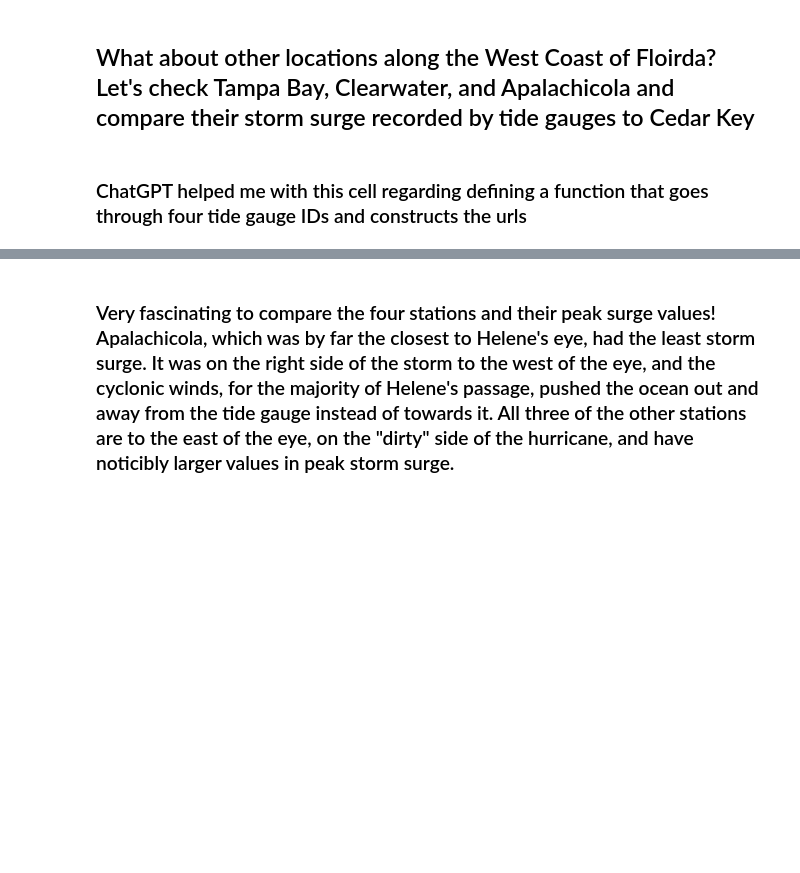
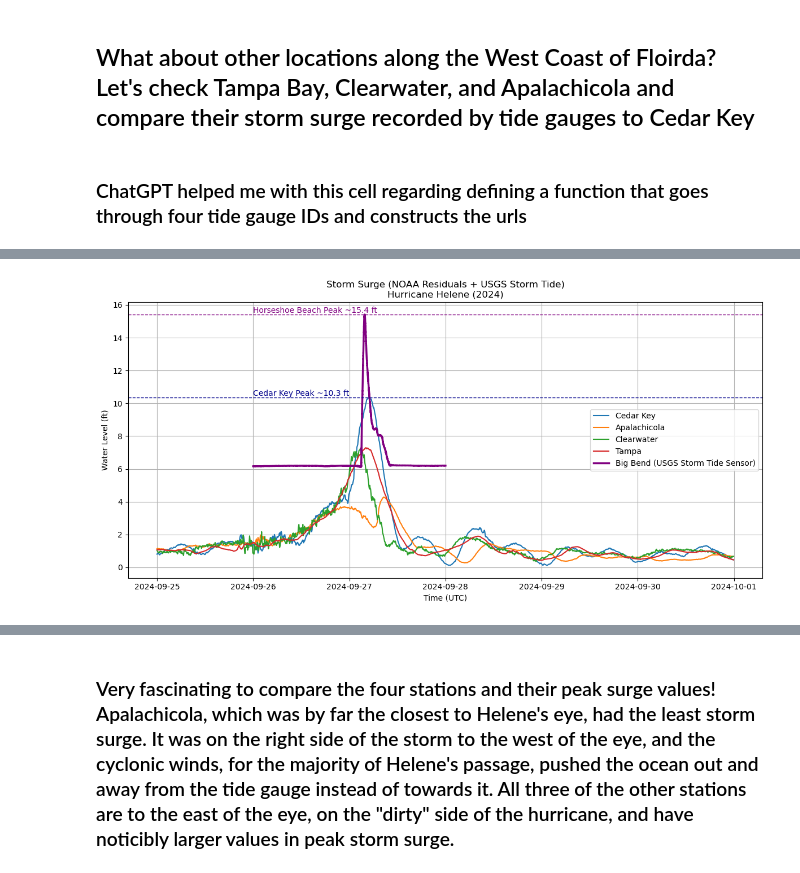
Before and after one commit to DAES433533/bluegreen, a Jupyter notebook: notebooks/Helene_Florida_Impacts.ipynb, the cells around one changed output, grey strips where cells are left out. Drawn from its saved outputs; the diff is of its cells as text; code cells hidden in the pictures; blank space fills up the shorter version.

```diff
--- a/notebooks/Helene_Florida_Impacts.ipynb
+++ b/notebooks/Helene_Florida_Impacts.ipynb
@@ -564,0 +603,97 @@ stations = {
+# %%
+# ======================================================
+# 0. ASSUME THESE ALREADY EXIST:
+# df_usgs (loaded earlier from Item file)
+# stations = {
+#     "Cedar Key": {"id": "8727520", "lat": ..., "lon": ...},
+#     "Apalachicola": {"id": "8728690", ...},
+#     "Clearwater": {"id": "8726724", ...},
+#     "Tampa": {"id": "8726607", ...},
+#     "Big Bend (USGS Storm Tide Sensor)": {"id": None, "lat": 29.8035, "lon": -83.5892}
+# }
+# fetch_surge() already defined
+# ======================================================
+
+
+# ======================================================
+# 1. LOAD NOAA SURGE DATA (RESIDUALS)
+# ======================================================
+
+dfs = []
+
+for name, s in stations.items():
+
+    # Skip USGS because it has no NOAA station ID
+    if s["id"] is None:
+        continue
+
+    try:
+        df = fetch_surge(s["id"])
+        df["station_name"] = name
+        dfs.append(df)
+        print(f"✅ Retrieved surge data for {name}")
+    except Exception as e:
+        print(f"⚠️ Could not load {name}: {e}")
+
+all_surge = pd.concat(dfs, ignore_index=True)
+
+
+
+# ======================================================
+# 2. CLEAN + FORMAT USGS STORM-TIDE SENSOR DATA
+# ======================================================
+
+df_usgs = df_usgs.sort_values("Date Time")
+
+df_usgs["station_name"] = "Big Bend (USGS Storm Tide Sensor)"
+
+# Use storm tide directly (USGS absolute elevation)
+df_usgs["Surge (ft)"] = df_usgs["storm_tide_ft"]
+
+# Smooth slightly (optional)
+df_usgs["Surge (ft)"] = df_usgs["Surge (ft)"].rolling(5, center=True).mean()
+
+# Append into combined dataset
+all_surge = pd.concat([all_surge, df_usgs], ignore_index=True)
+
+
+
+# ======================================================
+# 3. PLOT NOAA RESIDUALS + USGS STORM TIDE
+# ======================================================
+
+plt.figure(figsize=(12, 6))
+
+for name in all_surge["station_name"].unique():
+    subset = all_surge[all_surge["station_name"] == name]
+
+    if name == "Big Bend (USGS Storm Tide Sensor)":
+        # Highlight USGS sensor
+        plt.plot(subset["Date Time"], subset["Surge (ft)"],
+                 label=name, linewidth=2.5, color="purple")
+    else:
+        plt.plot(subset["Date Time"], subset["Surge (ft)"], label=name)
+
+
+# ---- Add Comparison Annotations ----
+# Horseshoe Beach peak ~15.4 ft from earlier USGS extraction
+plt.axhline(15.4, color="purple", linestyle="--", linewidth=1)
+plt.text(subset["Date Time"].min(), 15.4,
+         "Horseshoe Beach Peak ~15.4 ft",
+         color="purple", va="bottom")
+
+# Cedar Key peak ~10.34 ft from NOAA gauge
+plt.axhline(10.34, color="darkblue", linestyle="--", linewidth=1)
+plt.text(subset["Date Time"].min(), 10.34,
+         "Cedar Key Peak ~10.3 ft",
+         color="darkblue", va="bottom")
+
+
+plt.title("Storm Surge (NOAA Residuals + USGS Storm Tide)\nHurricane Helene (2024)")
+plt.ylabel("Water Level (ft)")
+plt.xlabel("Time (UTC)")
+plt.grid(True)
+plt.legend()
+plt.tight_layout()
+plt.show()
+# %% [output]
@@ -564,0 +704 @@ stations = {
+[figure, added]
```
Also changed, not shown: parts of 15 cells of this notebook.
